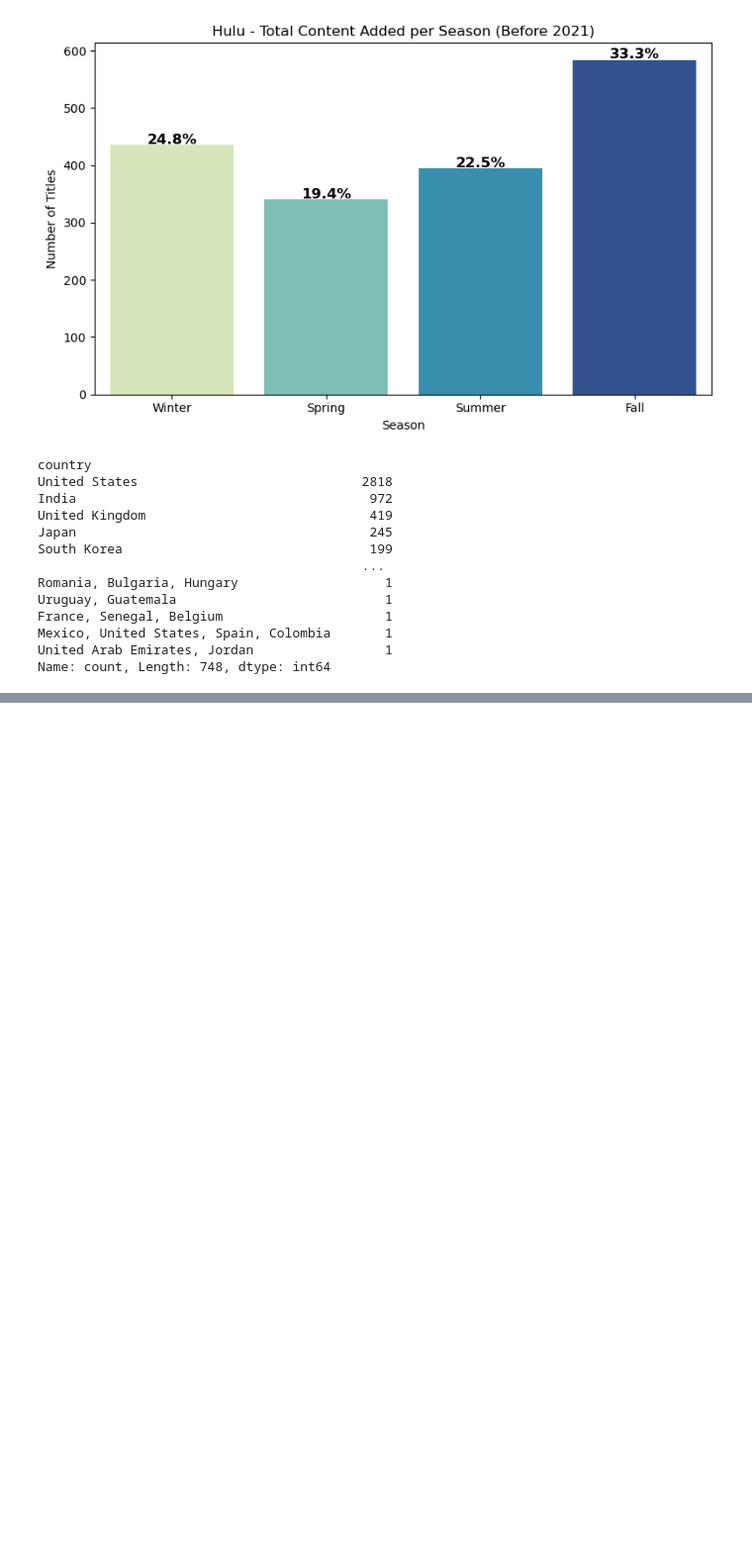
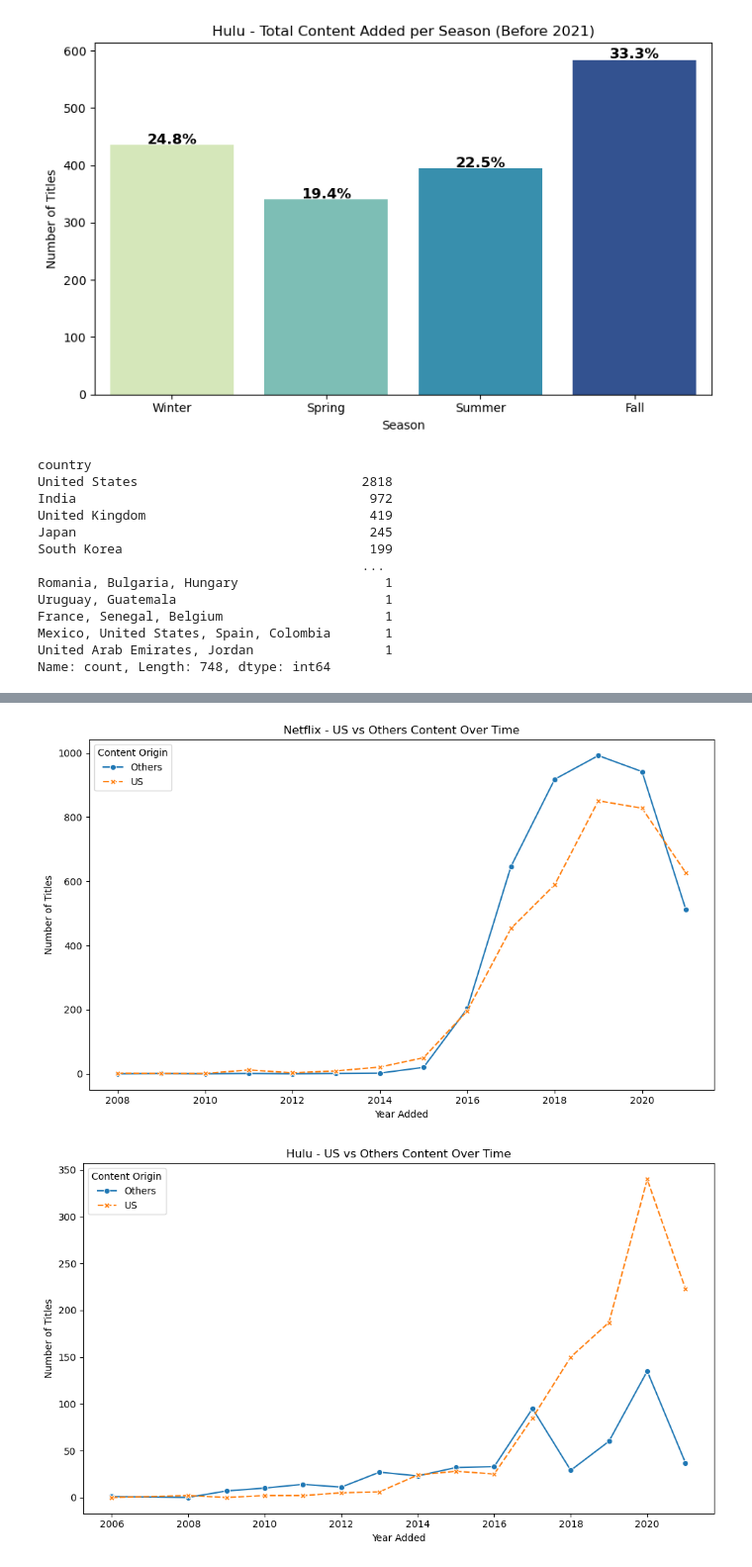
Before and after one commit to alameenp/EDA_Group_Project, a Jupyter notebook: visualizations.ipynb, the cells around one changed output, grey strips where cells are left out. Shown at 99% size. Saved outputs shown, nothing was run; the diff lists cells and outputs as text; code cells hidden in the pictures; blank space fills up the shorter version.

```diff
--- a/visualizations.ipynb
+++ b/visualizations.ipynb
@@ -548,0 +614,45 @@ list1 = [1]
+# %%
+# country progression
+import pandas as pd
+import matplotlib.pyplot as plt
+import seaborn as sns
+
+# Parse dates if not already done
+df_all['date_added'] = pd.to_datetime(df_all['date_added'], errors='coerce')
+df_all['year_added'] = df_all['date_added'].dt.year
+
+# Drop null countries and date_added
+df_expansion = df_all.dropna(subset=['country', 'year_added']).copy()
+
+# Categorize content as 'US' or 'Others'
+df_expansion['origin'] = df_expansion['country'].apply(lambda x: 'US' if 'United States' in x else 'Others')
+
+def prepare_line_data(platform_name):
+    df_platform = df_expansion[df_expansion['platform'] == platform_name]
+    line_data = df_platform.groupby(['year_added', 'origin']).size().reset_index(name='count')
+
+    # Pivot for easier plotting
+    pivot_data = line_data.pivot(index='year_added', columns='origin', values='count').fillna(0)
+
+    return pivot_data
+
+def plot_us_vs_others(pivot_data, platform_name):
+    plt.figure(figsize=(10, 6))
+    sns.lineplot(data=pivot_data, markers=True)
+    plt.title(f'{platform_name} - US vs Others Content Over Time')
+    plt.xlabel('Year Added')
+    plt.ylabel('Number of Titles')
+    plt.legend(title='Content Origin')
+    plt.tight_layout()
+    plt.show()
+
+# Netflix plot
+netflix_line = prepare_line_data('Netflix')
+plot_us_vs_others(netflix_line, 'Netflix')
+
+# Hulu plot
+hulu_line = prepare_line_data('Hulu')
+plot_us_vs_others(hulu_line, 'Hulu')
+# %% [output]
+[figure, added]
+[figure, added]
```
Also changed, not shown: parts of 16 cells of this notebook.
